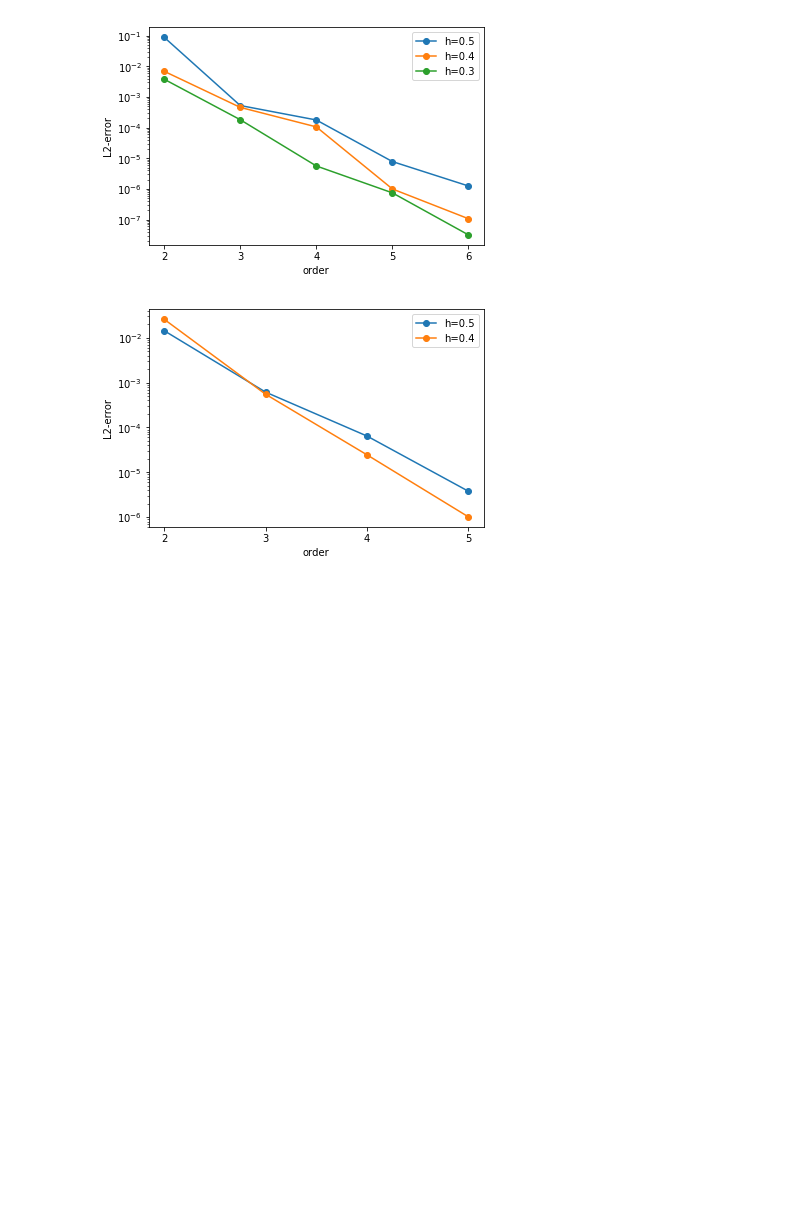
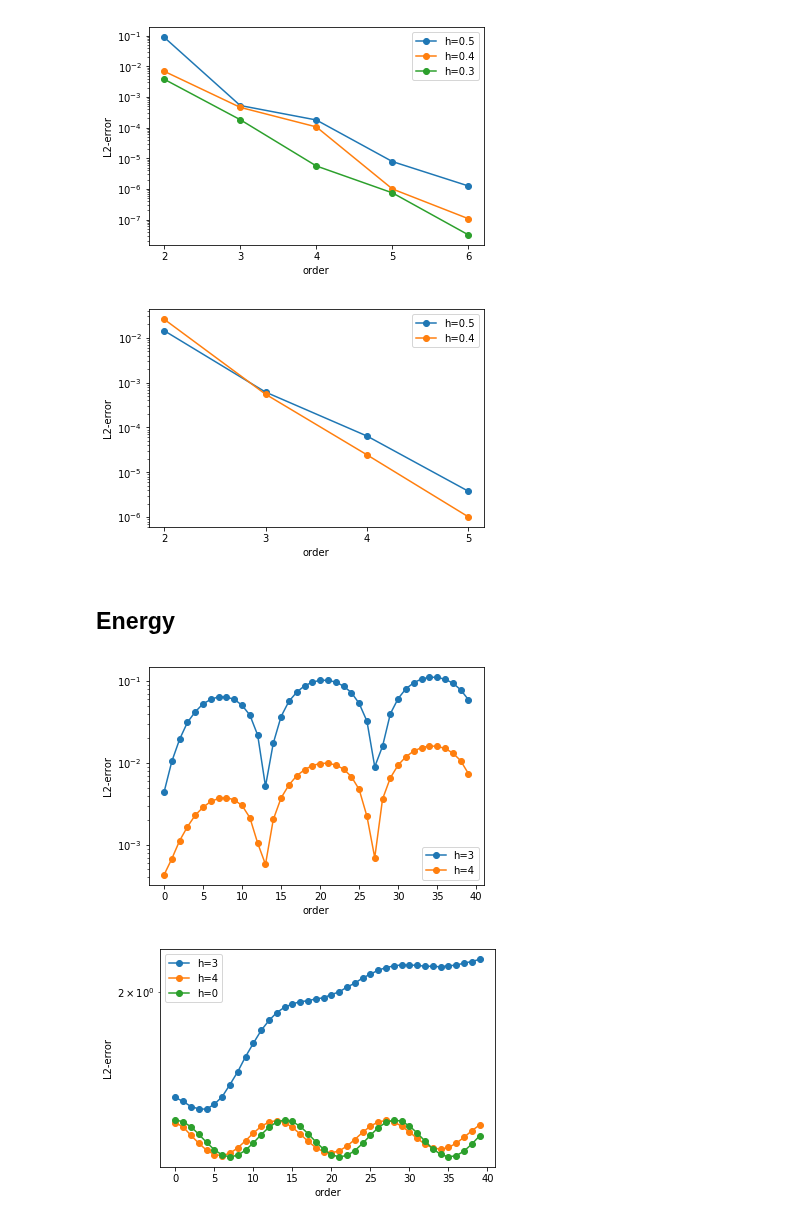
Before and after one commit to PaulSt/NGSTrefftz, a Jupyter notebook: python_test/notebooks/evolvetent.ipynb, the cells around one changed output. Saved outputs shown, nothing was run; the diff lists cells and outputs as text; code cells hidden in the pictures; blank space fills up the shorter version.

```diff
--- a/python_test/notebooks/evolvetent.ipynb
+++ b/python_test/notebooks/evolvetent.ipynb
@@ -30,7 +57,7 @@ from matplotlib.ticker import MaxNLocator
 ## timing
 # %%
 t_start=0
-order=3
+order=5
 c=3
 t_end=1
 initmesh = Mesh(unit_cube.GenerateMesh(maxh=0.4))
@@ -137,3 +141,45 @@ maxh = [h for h in [0.5,0.4]]
 hploop(meshes,maxh,maxorder,c)
 # %% [output]
 [figure]
+# %% [markdown]
+## Energy
+# %%
+maxorder = 5
+t_start = 0
+t_step = 5
+t_end = 200
+c = 1
+initmesh = Mesh(unit_square.GenerateMesh(maxh=0.3))
+#for i in range(0,len(initmesh.GetBoundaries())):
+#    initmesh.ngmesh.SetBCName(i,"neumann")
+
+error = [None] * maxorder
+energy = [None] * maxorder
+
+for o,order in enumerate(range(3,maxorder)):
+    t_start = 0
+    wavefront = EvolveTentsMakeWavefront(order,initmesh,c,t_start,"standingwave")
+    error[o] = []
+    energy[o] = []
+    while t_start < t_end:
+        wavefront = EvolveTents(order,initmesh,c,t_step,wavefront,t_start,"standingwave")
+        t_start += t_step
+        l2err = EvolveTentsL2Error(order,initmesh,wavefront,EvolveTentsMakeWavefront(order,initmesh,c,t_start,"standingwave"))
+        egy = EvolveTentsEnergy(order,initmesh,wavefront,c)
+        error[o].append(l2err)
+        energy[o].append(egy)
+
+t_start = 0
+error[o+1] = []
+energy[o+1] = []
+while t_start < t_end:
+    energy[o+1].append(EvolveTentsEnergy(order,initmesh,EvolveTentsMakeWavefront(order,initmesh,c,t_start,"standingwave"),c))
+    t_start += t_step
+
+hpplot(error,range(0,int(t_end/t_step)),range(3,maxorder))
+foo=list(range(3,maxorder))
+foo.append(0)
+hpplot(energy,range(0,int(t_end/t_step)),foo)
+# %% [output]
+[figure, added]
+[figure, added]
```
Also changed, not shown: parts of 4 cells of this notebook, 2 other files.
